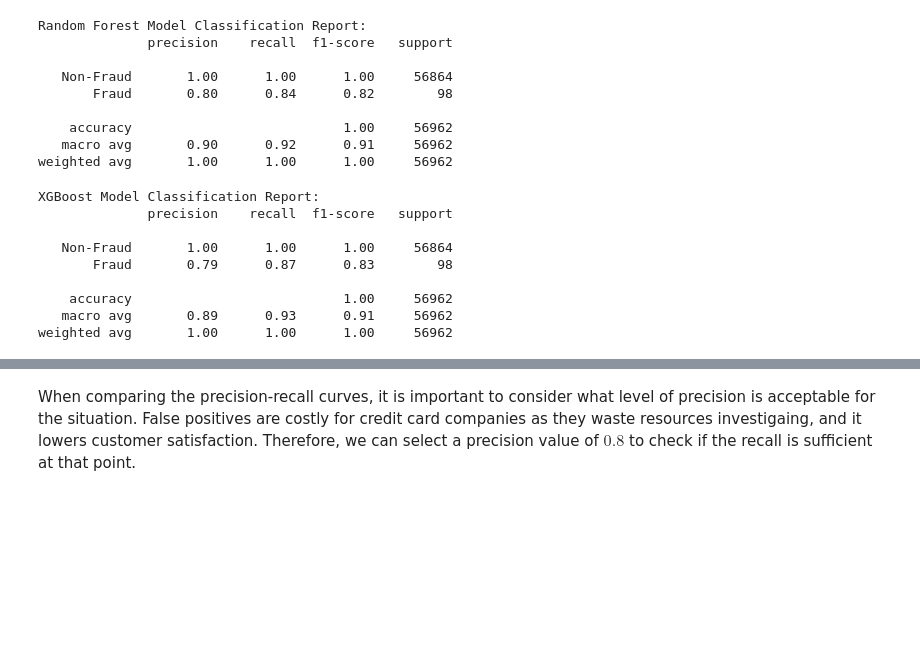
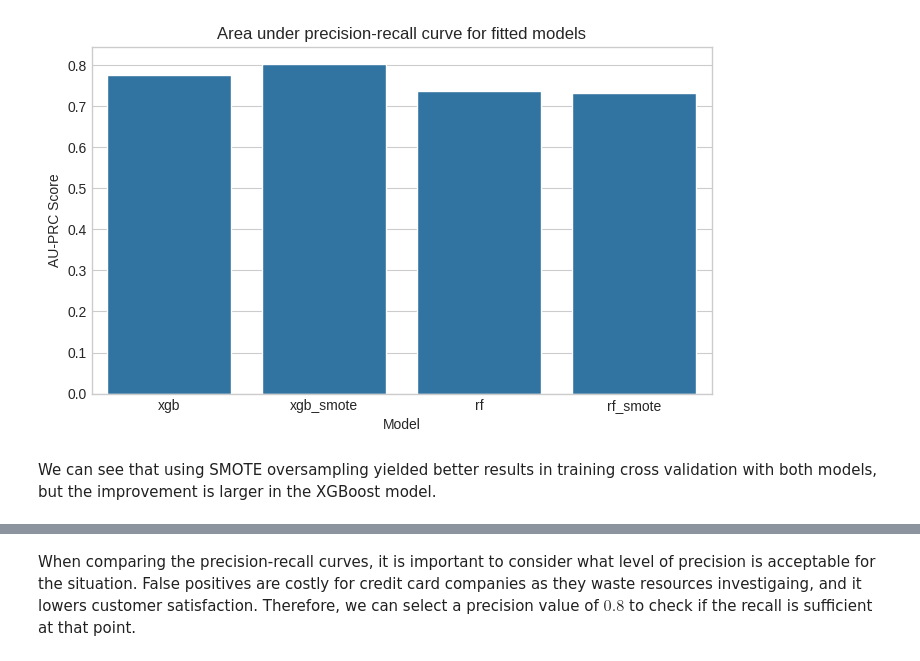
Before and after one commit to feranmidere/credit-card-fraud-detection, a Jupyter notebook: notebooks/model_evaluation.ipynb, the cells around one changed output, grey strips where cells are left out. Cells and saved outputs as stored; diff of their text form; code cells hidden in the pictures; blank space fills up the shorter version.

```diff
--- a/notebooks/model_evaluation.ipynb
+++ b/notebooks/model_evaluation.ipynb
@@ -9,7 +9,33 @@ from sklearn.metrics import ConfusionMatrixDisplay, PrecisionRecallDisplay, prec
 import joblib as jb
 import xgboost as xgb
 from sklearn.ensemble import RandomForestClassifier
+from fraud_detection.hyperparameter_tuning import get_hour
+from fraud_detection.config import MODELS_DIR, PROJECT_ROOT, DATA_DIR, REPORTS_DIR
+sns.set_style('whitegrid')
+plt.style.use('seaborn-v0_8-whitegrid')
 # %%
-xgb_model = jb.load("../models/XGBoost_final_model.joblib")
-rf_model = jb.load("../models/RandomForest_final_model.joblib")
+models = dict(
+    xgb = jb.load(MODELS_DIR / "XGBoost_best_model.joblib")[0],
+    xgb_smote = jb.load(MODELS_DIR / "XGBoost_smote_best_model.joblib")[0],
+    rf = jb.load(MODELS_DIR / "RandomForest_best_model.joblib")[0],
+    rf_smote = jb.load(MODELS_DIR / "RandomForest_smote_best_model.joblib")[0]
+    )
+
+scores = pd.Series(dict(
+    xgb = jb.load(MODELS_DIR / "XGBoost_best_model.joblib")[1],
+    xgb_smote = jb.load(MODELS_DIR / "XGBoost_smote_best_model.joblib")[1],
+    rf = jb.load(MODELS_DIR / "RandomForest_best_model.joblib")[1],
+    rf_smote = jb.load(MODELS_DIR / "RandomForest_smote_best_model.joblib")[1]
+    ), name = 'AU-PRC Score')
+# %%
+plt.figure(figsize=(8, 4.5))
+sns.barplot(scores)
+plt.title('Area under precision-recall curve for fitted models')
+plt.xlabel('Model')
+plt.savefig(REPORTS_DIR / 'evaluation_figures/au-prc-cv.png', bbox_inches='tight', facecolor='white')
+plt.show()
+# %% [output]
+[figure, added]
+# %% [markdown]
+We can see that using SMOTE oversampling yielded better results in training cross validation with both models, but the improvement is larger in the XGBoost model.
 # %%
@@ -19,26 +47,5 @@ y_test = test["Class"]
 # %%
-print("Random Forest Model Classification Report:")
-print(classification_report(y_test, rf_model.predict(X_test), target_names=["Non-Fraud", "Fraud"]))
+classification_reports = {}
+for name, preds in predictions.items():
+    report = classification_report(y_test, preds, target_names = ['Non-Fraud', 'Fraud'], output_dict = True)
+    classification_reports[name] = pd.DataFrame(report)
-# %% [output]
-Random Forest Model Classification Report:
-              precision    recall  f1-score   support
-
-   Non-Fraud       1.00      1.00      1.00     56864
-       Fraud       0.80      0.84      0.82        98
-
-    accuracy                           1.00     56962
-   macro avg       0.90      0.92      0.91     56962
-weighted avg       1.00      1.00      1.00     56962
-# %%
-print("XGBoost Model Classification Report:")
-print(classification_report(y_test, xgb_model.predict(X_test), target_names=["Non-Fraud", "Fraud"]))
-# %% [output]
-XGBoost Model Classification Report:
-              precision    recall  f1-score   support
-
-   Non-Fraud       1.00      1.00      1.00     56864
-       Fraud       0.79      0.87      0.83        98
-
-    accuracy                           1.00     56962
-   macro avg       0.89      0.93      0.91     56962
-weighted avg       1.00      1.00      1.00     56962
```
Also changed, not shown: parts of 21 cells of this notebook, 33 other files.
